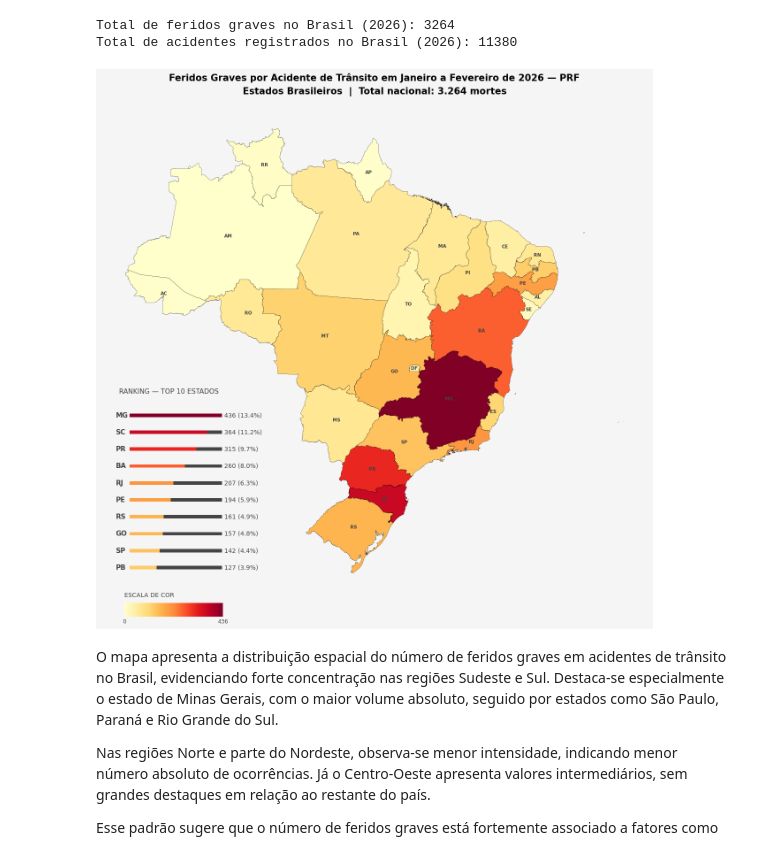
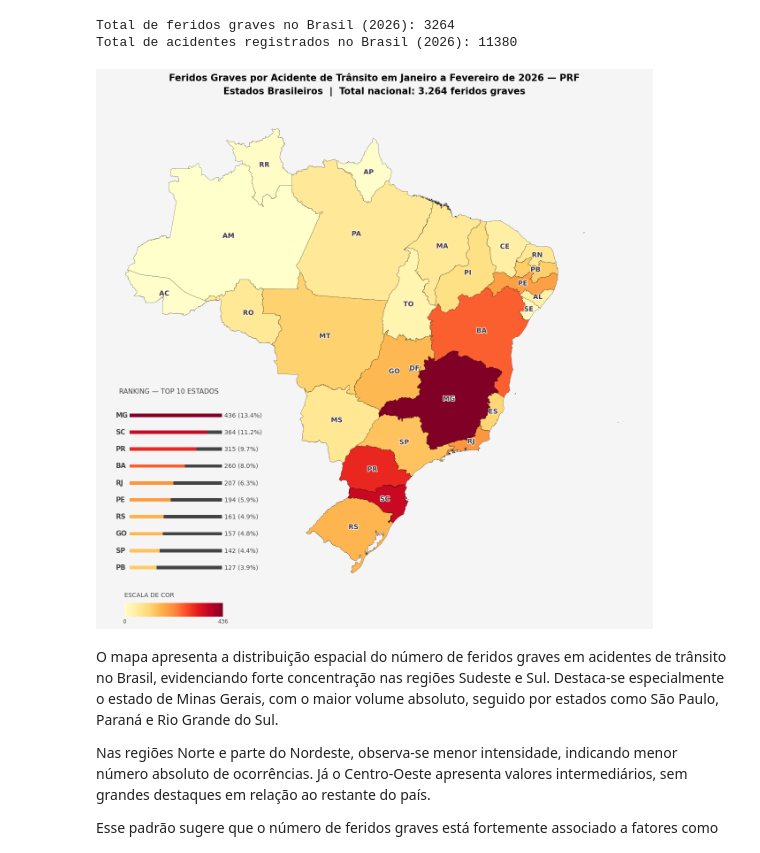
Before and after one commit to Fabiano01EST/traffic-accidents-brazil-analysis, a Jupyter notebook: mapas.ipynb, the cells around one changed output. Saved outputs shown, nothing was run; the diff lists cells and outputs as text; code cells hidden in the pictures.

```diff
--- a/mapas.ipynb
+++ b/mapas.ipynb
@@ -170,12 +170,14 @@ br_uf_d.plot(
 )
 
 # --- 3. SIGLAS DOS ESTADOS ----------------------------------------------------
+import matplotlib.patheffects as path_effects
 for idx, row in br_uf_d.iterrows():
     x = row.geometry.centroid.x
     y = row.geometry.centroid.y
     sigla = row.get("SIGLA_UF") or row.get("abbrev_state") or row.get("UF", "")
+    efeito_borda = [path_effects.withStroke(linewidth=2, foreground="white")]
     ax.annotate(text=sigla, xy=(x, y), ha='center', va='center',
-                fontsize=7.5, fontweight='bold', color="#444444", zorder=5)
+                fontsize=11, fontweight='bold', color="#463636", zorder=5, path_effects=efeito_borda)
 
 # --- 4. TÍTULO PRINCIPAL E SUBTÍTULO ------------------------------------------
 total_mortes = int(br_uf_d["Total_Mortos"].sum())
@@ -308,14 +310,15 @@ for idx, row in br_uf_d.iterrows():
     x = row.geometry.centroid.x
     y = row.geometry.centroid.y
     sigla = row.get("SIGLA_UF") or row.get("abbrev_state") or row.get("UF", "")
+    efeito_borda = [path_effects.withStroke(linewidth=2, foreground="white")]
     ax.annotate(text=sigla, xy=(x, y), ha='center', va='center',
-                fontsize=7.5, fontweight='bold', color="#444444", zorder=5)
+                fontsize=11, fontweight='bold', color="#463636", zorder=5, path_effects=efeito_borda)
 
 # --- 4. TÍTULO PRINCIPAL E SUBTÍTULO ------------------------------------------
 total_feridos_graves = int(br_uf_d["Total_Feridos_Graves"].sum())
 ax.set_title(
     "Feridos Graves por Acidente de Trânsito em Janeiro a Fevereiro de 2026 — PRF\n"
-    f"Estados Brasileiros  |  Total nacional: {total_feridos_graves:,} mortes".replace(",", "."),
+    f"Estados Brasileiros  |  Total nacional: {total_feridos_graves:,} feridos graves".replace(",", "."),
     fontsize=15, fontweight='bold', pad=20, linespacing=1.6
 )
 ax.set_axis_off()
@@ -340,34 +343,34 @@ ax_ranking.barh(y_pos, top10['Total_Feridos_Graves'], color=colors, height=0.2)
 # 2. Adicionar Textos (Ranking, Sigla e Valor)
 for i, (idx, row) in enumerate(top10.iterrows()):
     # Posição (ex: 1, 2, 3...)
     #ax_ranking.text(-40, i, f"{100-i}", color='#888888', va='center', fontsize=10)
     # Sigla do Estado
     ax_ranking.text(-65, i, row['abbrev_state'], color="#444444", va='center', fontweight='bold', fontsize=11)
     # Valor Absoluto
     # Uma única linha que junta o valor e o percentual
     ax_ranking.text(top10['Total_Feridos_Graves'].max() + 10, i, f"{int(row['Total_Feridos_Graves'])} ({ (row['Total_Feridos_Graves']/total_feridos_graves)*100:.1f}%)", color="#444444", va='center', fontsize=10)
 
 # 3. Escala de Cor (Gradiente Inferior)
 # Criar um pequeno eixo dentro do eixo de ranking para o gradiente
 ax_gradient = inset_axes(ax_ranking, width="90%", height="8%", loc='lower center', bbox_to_anchor=(0, -0.25, 1, 1), bbox_transform=ax_ranking.transAxes)
 
 import matplotlib as mpl
 norm = mpl.colors.Normalize(vmin=0, vmax=top10['Total_Feridos_Graves'].max())
 cb_grad = mpl.colorbar.ColorbarBase(ax_gradient, cmap=plt.cm.YlOrRd, norm=norm, orientation='horizontal')
 cb_grad.outline.set_visible(False)
 ax_gradient.set_title("ESCALA DE COR", color= "#444444", fontsize=10, loc='left', pad=10)
 ax_gradient.set_xticks([0, top10['Total_Feridos_Graves'].max()])
 ax_gradient.set_xticklabels(['0', f"{int(top10['Total_Feridos_Graves'].max())}"], color="#444444", fontsize=9)
 ax_gradient.tick_params(size=0)
 ax_ranking.set_xticks([]) # Remove valores do eixo X para limpar o visual
 
 # Limpeza estética do ranking
 ax_ranking.set_title("RANKING — TOP 10 ESTADOS", color="#444444", fontsize=11, pad=20, loc='left')
 ax_ranking.set_xlim(-50, top10['Total_Feridos_Graves'].max() + 30)
 ax_ranking.axis('off')
 plt.show()
 # %% [output]
-[figure, old version]
+[figure, new version]
 # %% [markdown]
 O mapa apresenta a distribuição espacial do número de feridos graves em acidentes de trânsito no Brasil, evidenciando forte concentração nas regiões Sudeste e Sul. Destaca-se especialmente o estado de Minas Gerais, com o maior volume absoluto, seguido por estados como São Paulo, Paraná e Rio Grande do Sul.
 
```
Also changed, not shown: parts of 4 cells of this notebook.
